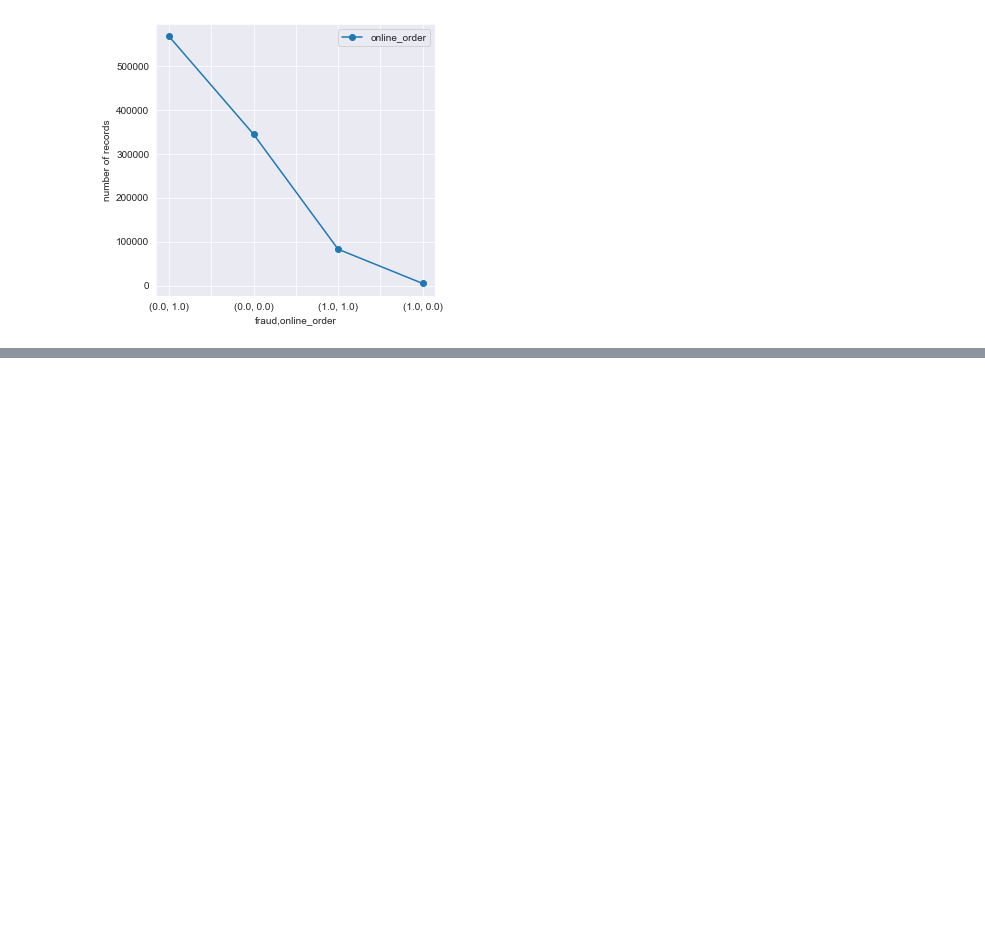
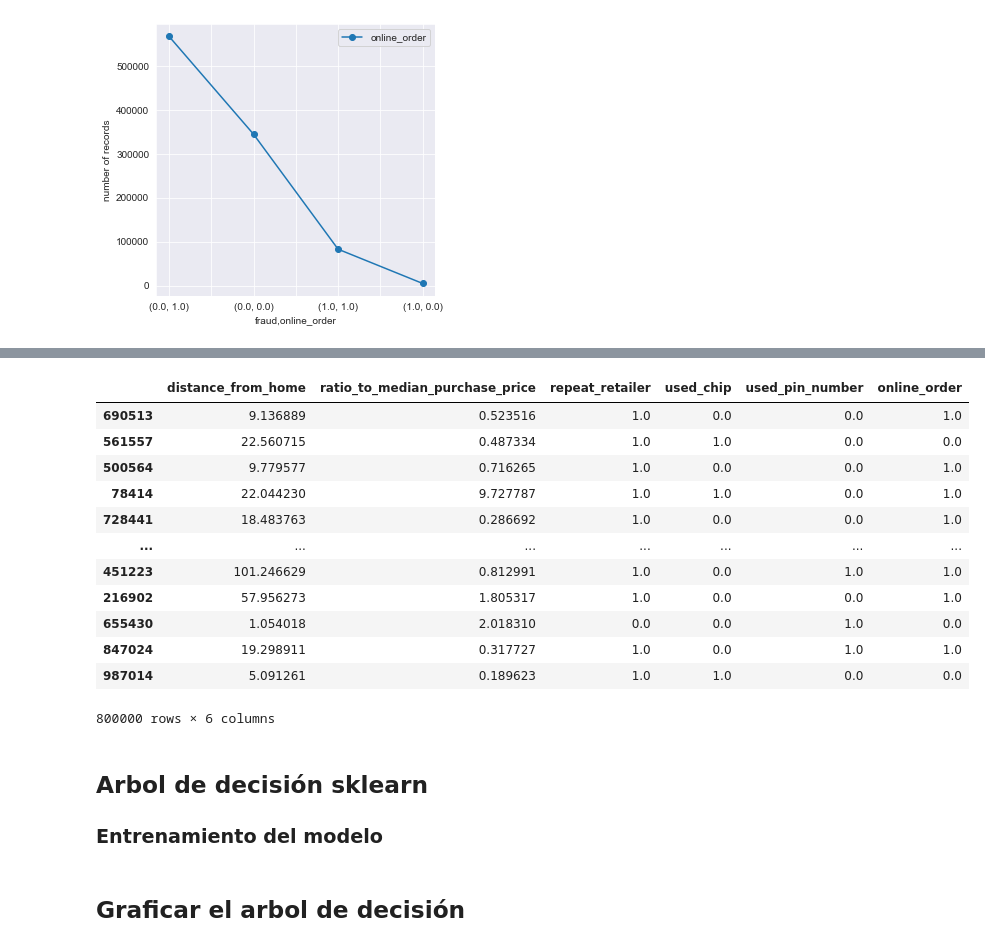
Before and after one commit to Machine1314/Proyecto-Final-AI, a Jupyter notebook: credit_card_fraud.ipynb, the cells around one changed output, grey strips where cells are left out. Saved outputs shown, nothing was run; the diff lists cells and outputs as text; code cells hidden in the pictures; blank space fills up the shorter version.

```diff
--- a/credit_card_fraud.ipynb
+++ b/credit_card_fraud.ipynb
@@ -62,0 +58,2 @@ dframe.head()
+# %%
+dframeArbol = dframe.copy()
@@ -665,0 +181,2 @@ Concluding Points:
+# %%
+dframeArbol.drop(['distance_from_last_transaction'], axis=1, inplace=True)
@@ -665,0 +185,2 @@ Concluding Points:
+# %%
+train, test = train_test_split(dframeArbol, test_size=0.2)
@@ -665,0 +189,5 @@ Concluding Points:
+# %%
+t_data = train[train.columns[0:6]]
+t_target = train[train.columns[6]]
+w_test = test[test.columns[0:6]]
+w_true = test[test.columns[6]] #Para validar el accuracy
@@ -665,0 +209,19 @@ Concluding Points:
+# %%
+t_data
+# %% [output]
+|  | distance_from_home | ratio_to_median_purchase_price | repeat_retailer | used_chip | used_pin_number | online_order |
+| 690513 | 9.136889 | 0.523516 | 1.0 | 0.0 | 0.0 | 1.0 |
+| 561557 | 22.560715 | 0.487334 | 1.0 | 1.0 | 0.0 | 0.0 |
+| 500564 | 9.779577 | 0.716265 | 1.0 | 0.0 | 0.0 | 1.0 |
+| 78414 | 22.044230 | 9.727787 | 1.0 | 1.0 | 0.0 | 1.0 |
+| 728441 | 18.483763 | 0.286692 | 1.0 | 0.0 | 0.0 | 1.0 |
+| ... | ... | ... | ... | ... | ... | ... |
+| 451223 | 101.246629 | 0.812991 | 1.0 | 0.0 | 1.0 | 1.0 |
+| 216902 | 57.956273 | 1.805317 | 1.0 | 0.0 | 0.0 | 1.0 |
+| 655430 | 1.054018 | 2.018310 | 0.0 | 0.0 | 1.0 | 0.0 |
+| 847024 | 19.298911 | 0.317727 | 1.0 | 0.0 | 1.0 | 1.0 |
+| 987014 | 5.091261 | 0.189623 | 1.0 | 1.0 | 0.0 | 0.0 |
+800000 rows × 6 columns
+# %% [markdown]
+## Arbol de decisión sklearn
+### Entrenamiento del modelo
@@ -665,0 +231,2 @@ Concluding Points:
+# %% [markdown]
+## Graficar el arbol de decisión
```
Also changed, not shown: parts of 63 cells of this notebook.
